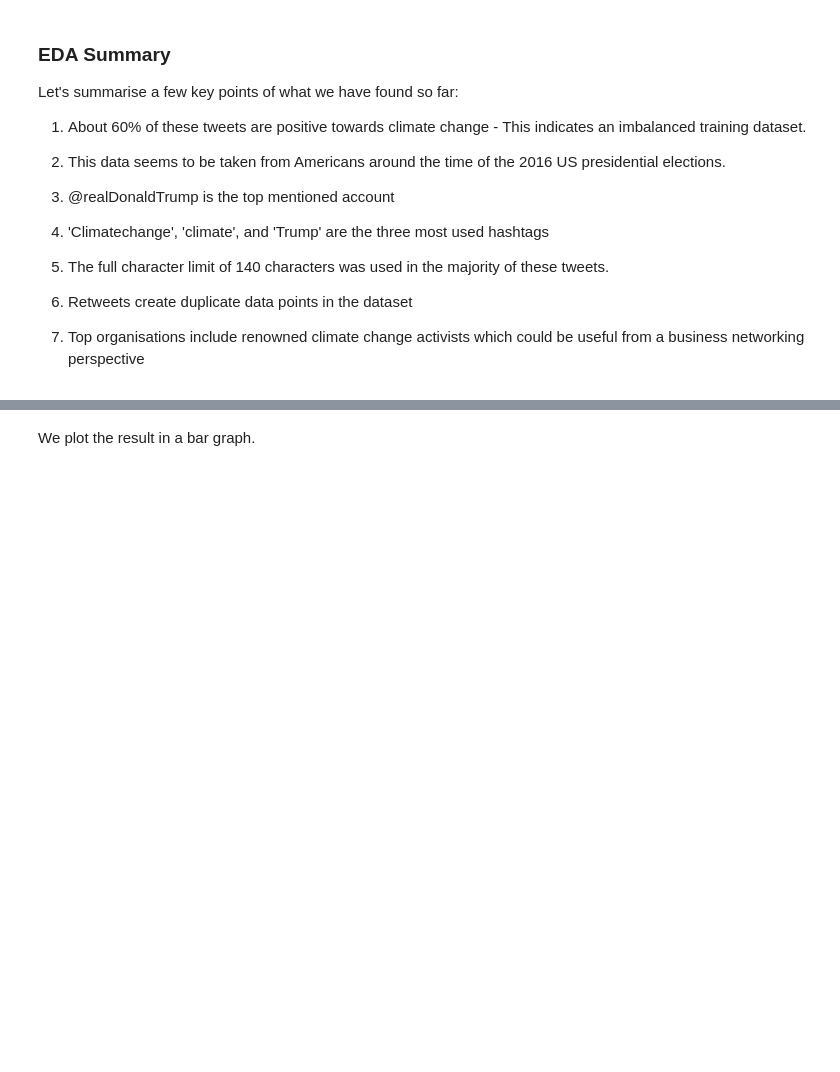
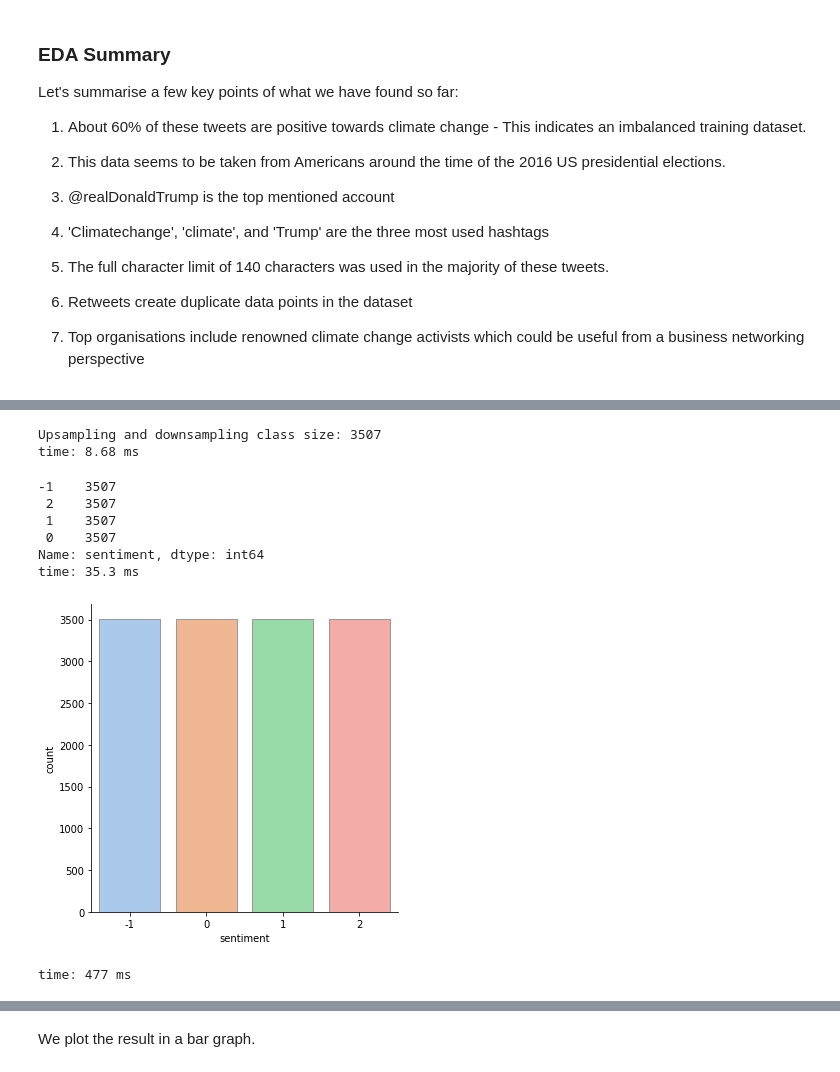
Before and after one commit to jonnybegreat/Climate-Change-Sentiment-Analysis, a Jupyter notebook: Team-6-Classification-Notebook-Version-2.ipynb, the cells around one changed output, grey strips where cells are left out. Cells and saved outputs as stored; diff of their text form; code cells hidden in the pictures; blank space fills up the shorter version.

```diff
--- a/Team-6-Classification-Notebook-Version-2.ipynb
+++ b/Team-6-Classification-Notebook-Version-2.ipynb
@@ -1061,40 +1418,57 @@ sns.catplot(x = "sentiment", kind = "count", edgecolor = ".6",
+# %%
+# Midsampling - class size is 50% of the majority pro(1) class
+class_size_mid = int(len(df_with_metadata[df_with_metadata['sentiment']==1])/2)
+print('Upsampling and downsampling class size:', class_size_mid )
+# %% [output]
+Upsampling and downsampling class size: 3507
+time: 8.68 ms
 # %%
-# Upsampling all classes to meet 50% of the majority class count - 4265
+# Upsampling minority classes and downsampling majority classes - 4265
 
-#Downsample pro - sentiment = 1
+# Downsample pro - sentiment = 1
 pro_downsampled = resample(pro,
                           replace = False, # sample without replacement
-                          n_samples = class_size_up, # match majority class
+                          n_samples = class_size_mid, # half  majority class
                           random_state = 27) # reproducible results
 
 # Upsample anti - sentiment = -1
 anti_upsampled = resample(anti,
                           replace = True, # sample with replacement
-                          n_samples = class_size_up, # match majority class
+                          n_samples = class_size_mid, # half of majority class
                           random_state = 27) # reproducible results
 
-# Upsample news - sentiment = 2
+# Upsample news - sentiment=2
 news_upsampled = resample(news,
                           replace = True, # sample with replacement
-                          n_samples = class_size_up, # match majority class
+                          n_samples = class_size_mid, # half of majority class
                           random_state = 27) # reproducible results
 
-#Upsample neutral - sentiment = 0
+#Upsample neutral - sentiment=0
 neutral_upsampled = resample(neutral,
                           replace = True, # sample with replacement
-                          n_samples = class_size_up, # match majority class
+                          n_samples = class_size_mid, # half of majority class
                           random_state = 27) # reproducible results
 
 # Combine downsampled majority class with minority class
-upsampled = pd.concat([pro_downsampled, anti_upsampled,
-                       news_upsampled, neutral_upsampled])
+upsampled_downsampled = pd.concat([pro_downsampled, anti_upsampled,
+                                   news_upsampled, neutral_upsampled])
 
 # Check new class counts
-print(upsampled['sentiment'].value_counts())
+print(upsampled_downsampled['sentiment'].value_counts())
+# %% [output]
+-1    3507
+ 2    3507
+ 1    3507
+ 0    3507
+Name: sentiment, dtype: int64
+time: 35.3 ms
 # %%
 #Bar graph of balanced sentiment count
-sns.catplot(x="sentiment", kind="count", edgecolor=".6",
-            palette="pastel",data=upsampled);
+sns.catplot(x = "sentiment", kind = "count", edgecolor = ".6",
+            palette = "pastel",data = upsampled_downsampled);
+# %% [output]
+[figure, added]
+time: 477 ms
 # %% [markdown]
 # 9. Base model <a name="base"></a>
 
```
Also changed, not shown: parts of 142 cells of this notebook.
